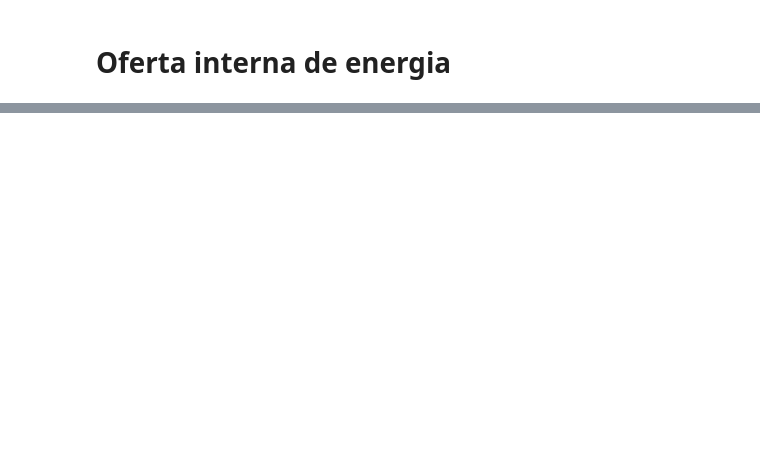
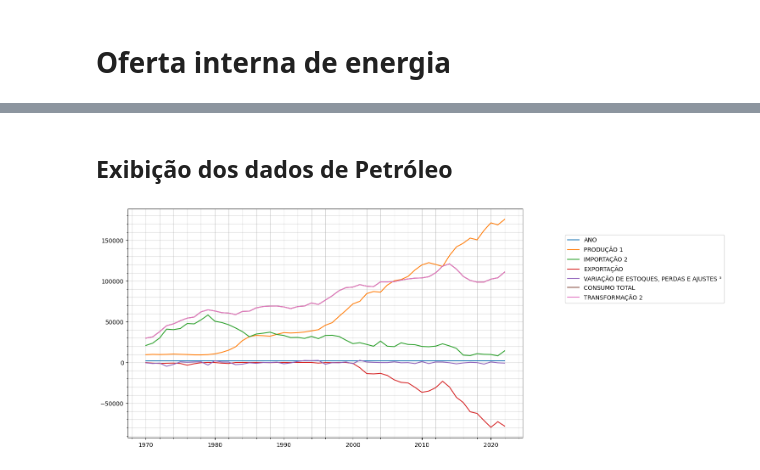
Before and after one commit to scrrpfv/projeto-ip, a Jupyter notebook: teste/testes.ipynb, the cells around one changed output, grey strips where cells are left out. Cells and saved outputs as stored; diff of their text form; code cells hidden in the pictures; blank space fills up the shorter version.

```diff
--- a/teste/testes.ipynb
+++ b/teste/testes.ipynb
@@ -73,0 +105,6 @@ dict_oferta_demanda['Urânio'].corr()
+# %% [markdown]
+## Exibição dos dados de Petróleo
+# %%
+plotall('Petróleo', (12,7))
+# %% [output]
+[figure, added]
```
Also changed, not shown: parts of 15 cells of this notebook.
